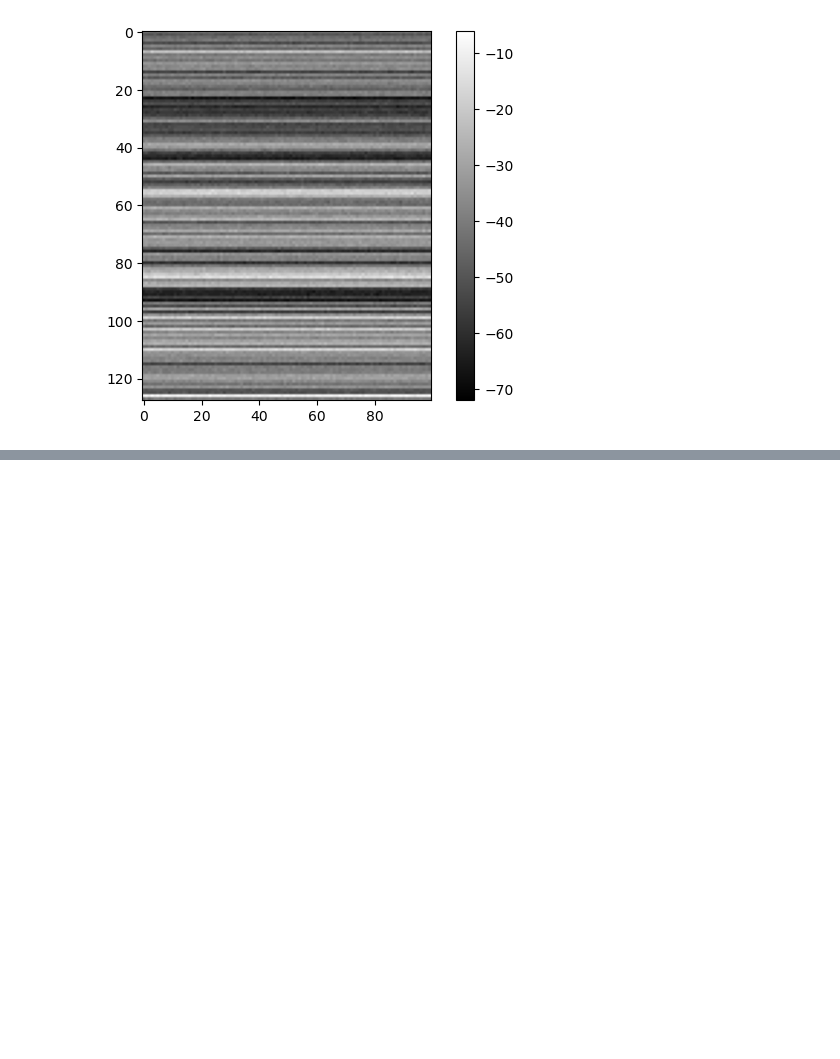
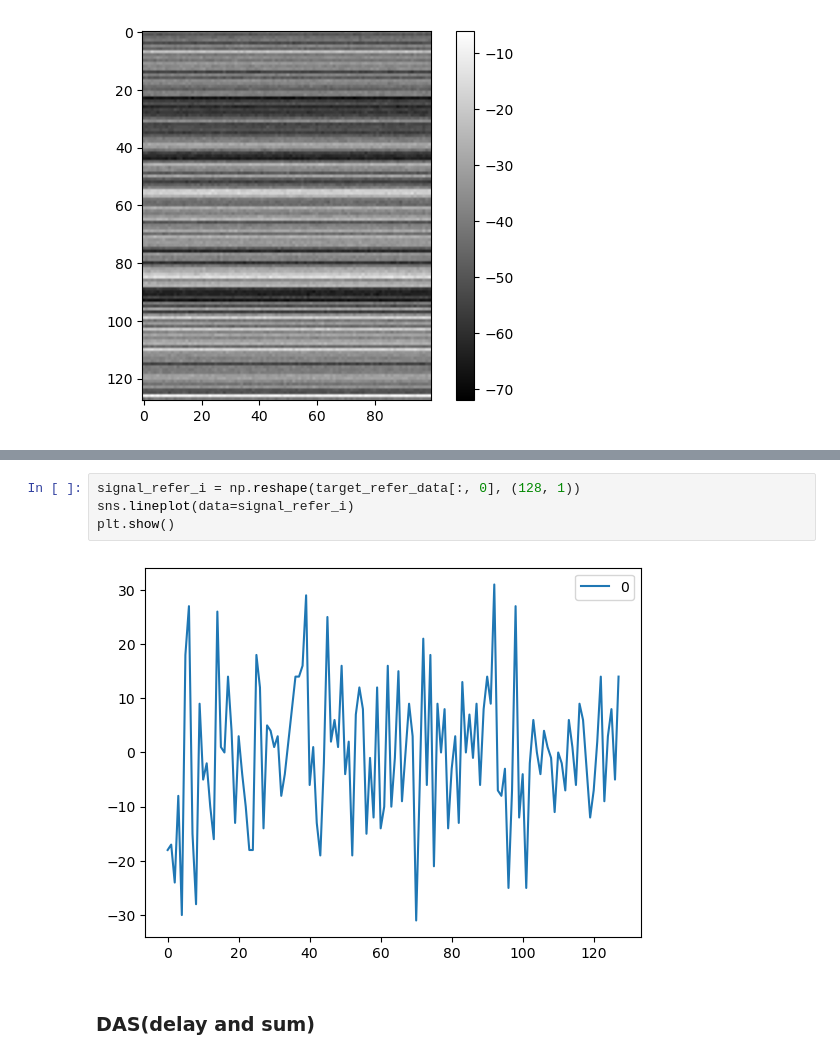
Before and after one commit to be-garam/B-mode-Imaging, a Jupyter notebook: b-mode-imaging.ipynb, the cells around one changed output, grey strips where cells are left out. Cells and saved outputs as stored; diff of their text form; blank space fills up the shorter version.

```diff
--- a/b-mode-imaging.ipynb
+++ b/b-mode-imaging.ipynb
@@ -21,0 +67,8 @@ plt.show()
+# %%
+signal_refer_i = np.reshape(target_refer_data[:, 0], (128, 1))
+sns.lineplot(data=signal_refer_i)
+plt.show()
+# %% [output]
+[figure, added]
+# %% [markdown]
+### DAS(delay and sum)
```
Also changed, not shown: parts of 17 cells of this notebook, 1 other file.
